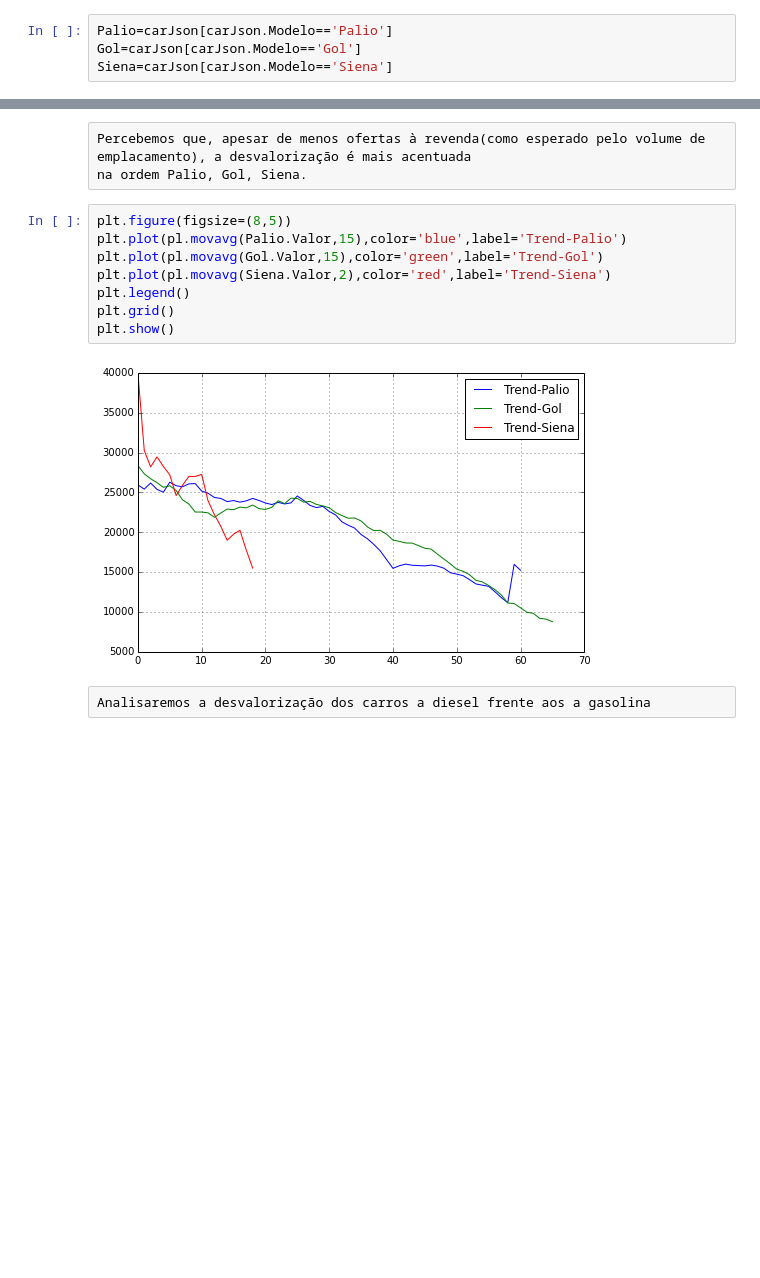
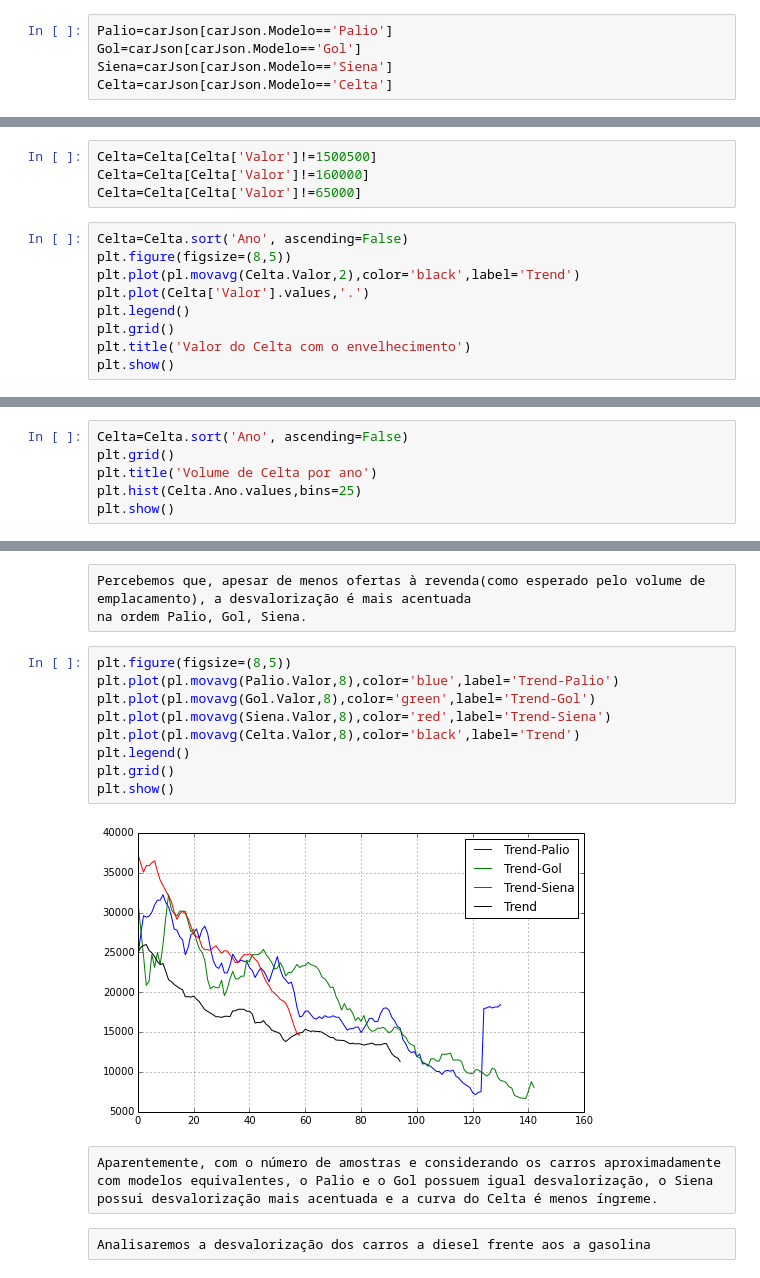
Before and after one commit to marciomacielbastos/analiseVeiculos, a Jupyter notebook: Trabalho Final.ipynb, the cells around one changed output, grey strips where cells are left out. Cells and saved outputs as stored; diff of their text form; blank space fills up the shorter version.

```diff
--- a/Trabalho Final.ipynb
+++ b/Trabalho Final.ipynb
@@ -352,6 +325,7 @@ Escolhi os 3 carros mais emplacados no Ceará nos meses de Novembro e Dezembro p
 Palio=carJson[carJson.Modelo=='Palio']
 Gol=carJson[carJson.Modelo=='Gol']
 Siena=carJson[carJson.Modelo=='Siena']
+Celta=carJson[carJson.Modelo=='Celta']
 # %% [markdown]
 ### Estatísticas do Palio
 # %%
@@ -459,0 +436,13 @@ Desvio padrão dos anos dos Sienas = 1.922170
+# %%
+Celta=Celta[Celta['Valor']!=1500500]
+Celta=Celta[Celta['Valor']!=160000]
+Celta=Celta[Celta['Valor']!=65000]
+# %%
+Celta=Celta.sort('Ano', ascending=False)
+plt.figure(figsize=(8,5))
+plt.plot(pl.movavg(Celta.Valor,2),color='black',label='Trend')
+plt.plot(Celta['Valor'].values,'.')
+plt.legend()
+plt.grid()
+plt.title('Valor do Celta com o envelhecimento')
+plt.show()
@@ -459,0 +451,6 @@ Desvio padrão dos anos dos Sienas = 1.922170
+# %%
+Celta=Celta.sort('Ano', ascending=False)
+plt.grid()
+plt.title('Volume de Celta por ano')
+plt.hist(Celta.Ano.values,bins=25)
+plt.show()
@@ -462,14 +477,17 @@ Percebemos que, apesar de menos ofertas à revenda(como esperado pelo volume de
 na ordem Palio, Gol, Siena.
 # %%
 plt.figure(figsize=(8,5))
-plt.plot(pl.movavg(Palio.Valor,15),color='blue',label='Trend-Palio')
-plt.plot(pl.movavg(Gol.Valor,15),color='green',label='Trend-Gol')
-plt.plot(pl.movavg(Siena.Valor,2),color='red',label='Trend-Siena')
+plt.plot(pl.movavg(Palio.Valor,8),color='blue',label='Trend-Palio')
+plt.plot(pl.movavg(Gol.Valor,8),color='green',label='Trend-Gol')
+plt.plot(pl.movavg(Siena.Valor,8),color='red',label='Trend-Siena')
+plt.plot(pl.movavg(Celta.Valor,8),color='black',label='Trend')
 plt.legend()
 plt.grid()
 plt.show()
 # %% [output]
-[figure, old version]
+[figure, new version]
+# %% [raw]
+Aparentemente, com o número de amostras e considerando os carros aproximadamente com modelos equivalentes, o Palio e o Gol possuem igual desvalorização, o Siena possui desvalorização mais acentuada e a curva do Celta é menos íngreme.
 # %% [raw]
 Analisaremos a desvalorização dos carros a diesel frente aos a gasolina
 # %%
```
Also changed, not shown: parts of 44 cells of this notebook.
